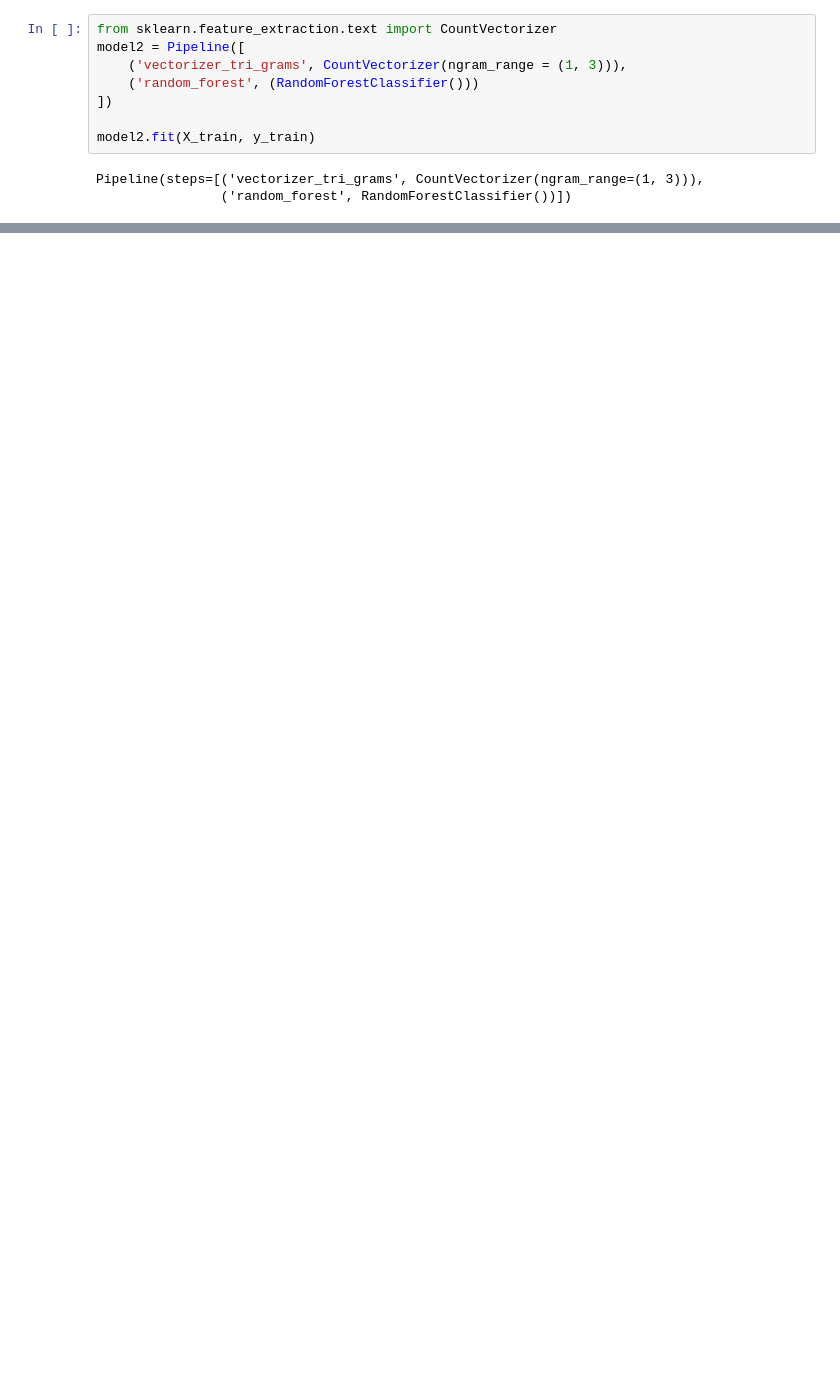
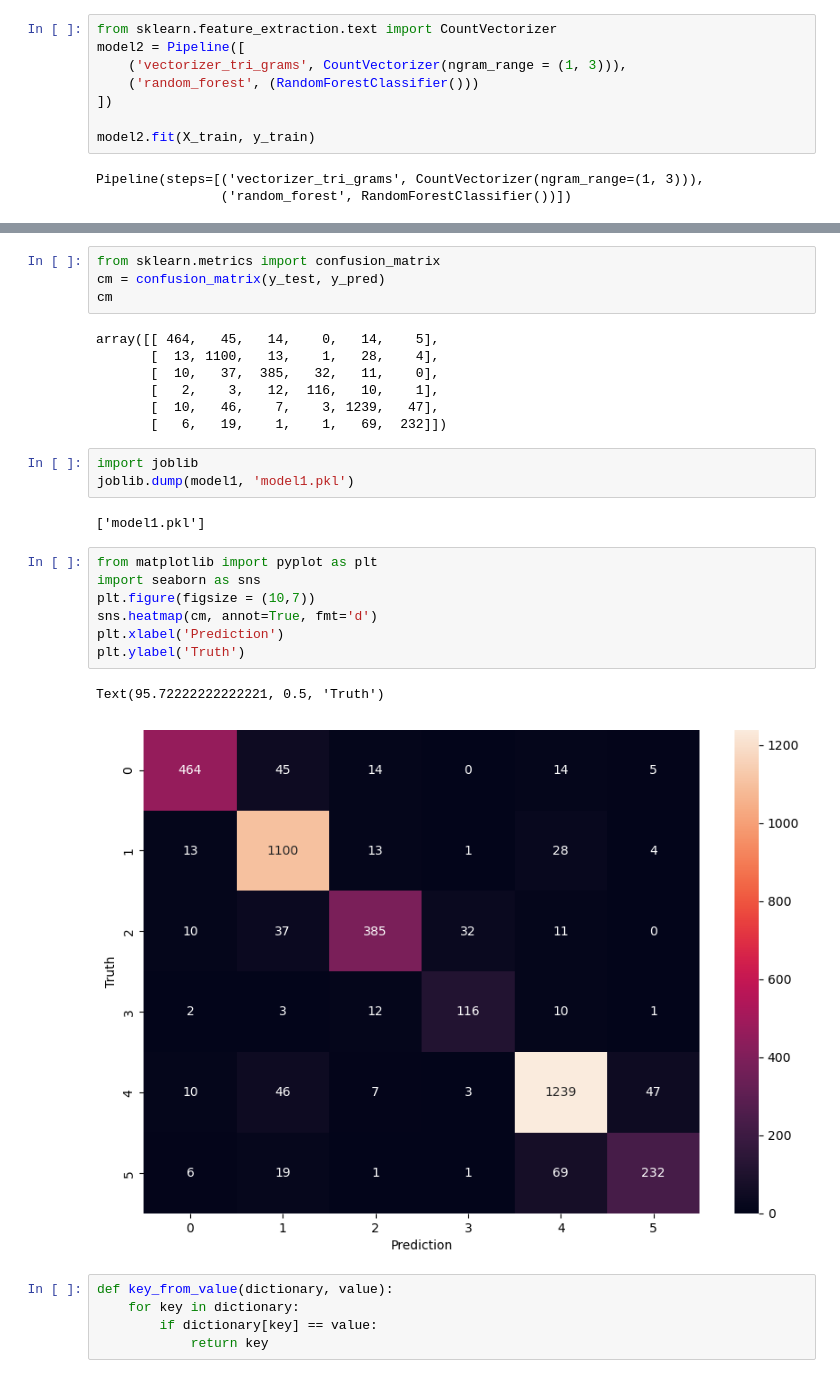
Before and after one commit to clerisy47/MoodMeter, a Jupyter notebook: main.ipynb, the cells around one changed output, grey strips where cells are left out. Saved outputs shown, nothing was run; the diff lists cells and outputs as text; blank space fills up the shorter version.

```diff
--- a/main.ipynb
+++ b/main.ipynb
@@ -161,0 +165,31 @@ weighted avg       0.89      0.88      0.88      4000
+# %%
+from sklearn.metrics import confusion_matrix
+cm = confusion_matrix(y_test, y_pred)
+cm
+# %% [output]
+array([[ 464,   45,   14,    0,   14,    5],
+       [  13, 1100,   13,    1,   28,    4],
+       [  10,   37,  385,   32,   11,    0],
+       [   2,    3,   12,  116,   10,    1],
+       [  10,   46,    7,    3, 1239,   47],
+       [   6,   19,    1,    1,   69,  232]])
+# %%
+import joblib
+joblib.dump(model1, 'model1.pkl')
+# %% [output]
+['model1.pkl']
+# %%
+from matplotlib import pyplot as plt
+import seaborn as sns
+plt.figure(figsize = (10,7))
+sns.heatmap(cm, annot=True, fmt='d')
+plt.xlabel('Prediction')
+plt.ylabel('Truth')
+# %% [output]
+Text(95.72222222222221, 0.5, 'Truth')
+[figure, added]
+# %%
+def key_from_value(dictionary, value):
+    for key in dictionary:
+        if dictionary[key] == value:
+            return key
```
Also changed, not shown: parts of 5 cells of this notebook, 4 other files.
